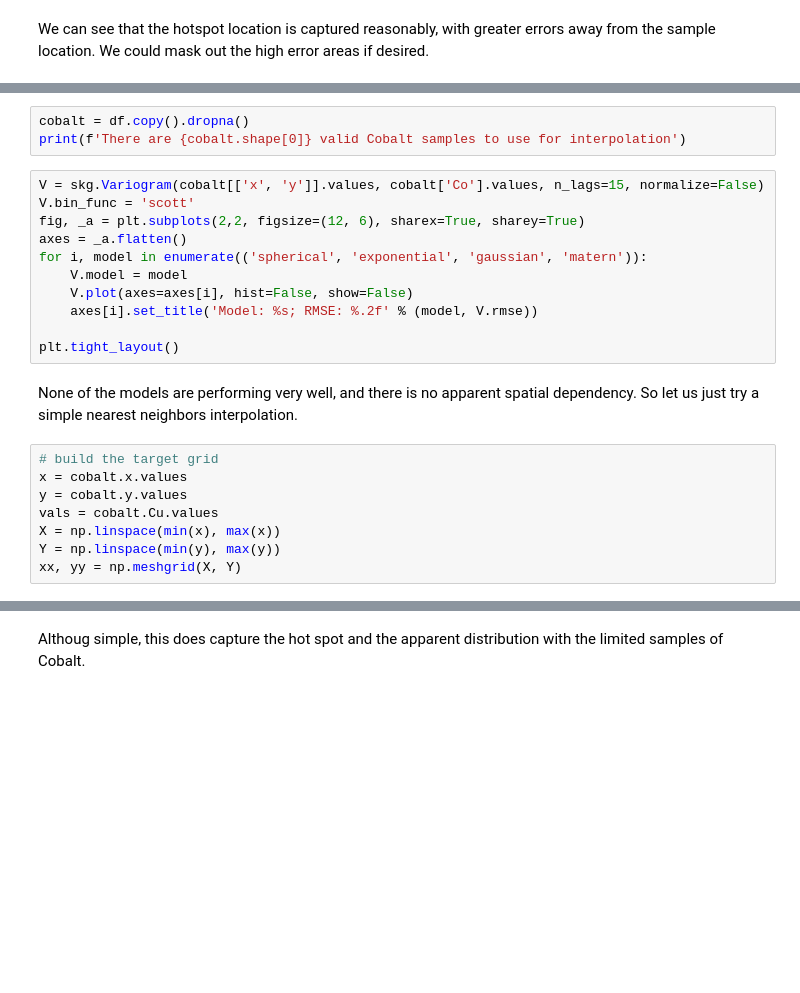
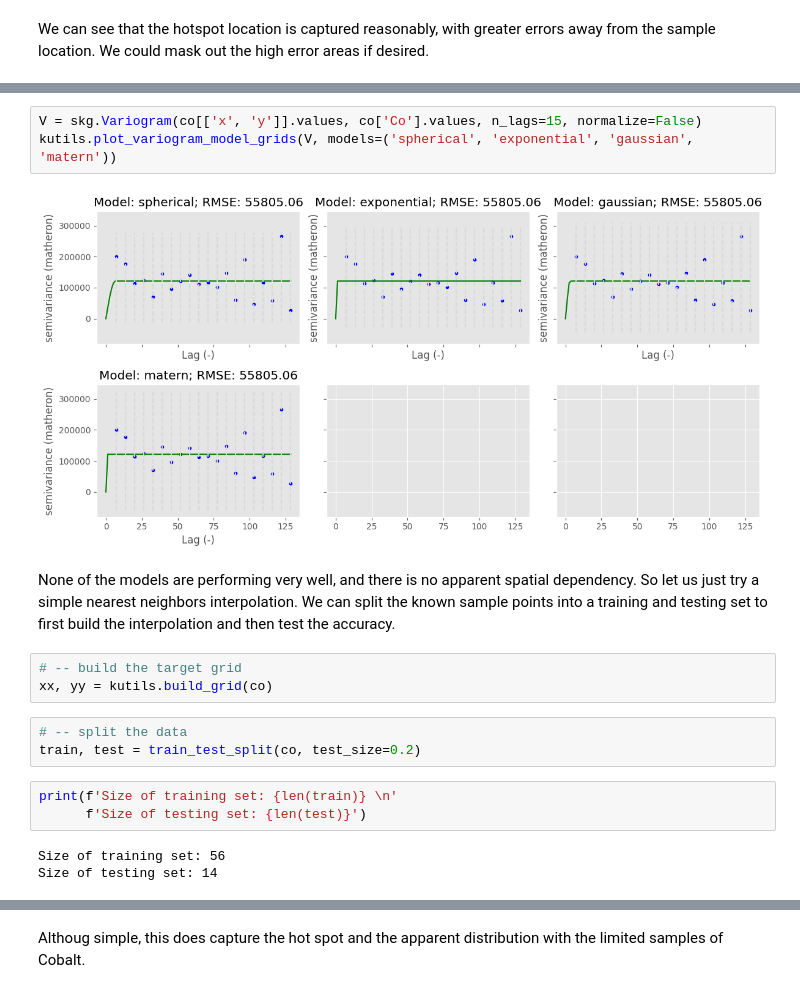
Before and after one commit to ninakilham/kobold-takehome, a Jupyter notebook: notebooks/soil_geochem.ipynb, the cells around one changed output, grey strips where cells are left out. Drawn from its saved outputs; the diff is of its cells as text; blank space fills up the shorter version.

```diff
--- a/notebooks/soil_geochem.ipynb
+++ b/notebooks/soil_geochem.ipynb
@@ -129,25 +105,20 @@ Let's start with looking at all possible models to find the best fit. Recall tha
-# %%
-cobalt = df.copy().dropna()
-print(f'There are {cobalt.shape[0]} valid Cobalt samples to use for interpolation')
-# %%
-V = skg.Variogram(cobalt[['x', 'y']].values, cobalt['Co'].values, n_lags=15, normalize=False)
-V.bin_func = 'scott'
-fig, _a = plt.subplots(2,2, figsize=(12, 6), sharex=True, sharey=True)
-axes = _a.flatten()
-for i, model in enumerate(('spherical', 'exponential', 'gaussian', 'matern')):
-    V.model = model
-    V.plot(axes=axes[i], hist=False, show=False)
-    axes[i].set_title('Model: %s; RMSE: %.2f' % (model, V.rmse))
-
-plt.tight_layout()
+# %%
+V = skg.Variogram(co[['x', 'y']].values, co['Co'].values, n_lags=15, normalize=False)
+kutils.plot_variogram_model_grids(V, models=('spherical', 'exponential', 'gaussian', 'matern'))
+# %% [output]
+[figure, added]
 # %% [markdown]
-None of the models are performing very well, and there is no apparent spatial dependency. So let us just try a simple nearest neighbors interpolation.
+None of the models are performing very well, and there is no apparent spatial dependency. So let us just try a simple nearest neighbors interpolation. We can split the known sample points into a training and testing set to first build the interpolation and then test the accuracy.
-# %%
-# build the target grid
-x = cobalt.x.values
-y = cobalt.y.values
-vals = cobalt.Cu.values
-X = np.linspace(min(x), max(x))
-Y = np.linspace(min(y), max(y))
-xx, yy = np.meshgrid(X, Y)
+# %%
+# -- build the target grid
+xx, yy = kutils.build_grid(co)
+# %%
+# -- split the data
+train, test = train_test_split(co, test_size=0.2)
+# %%
+print(f'Size of training set: {len(train)} \n'
+      f'Size of testing set: {len(test)}')
+# %% [output]
+Size of training set: 56
+Size of testing set: 14
 # %%
```
Also changed, not shown: parts of 15 cells of this notebook, 2 other files.
